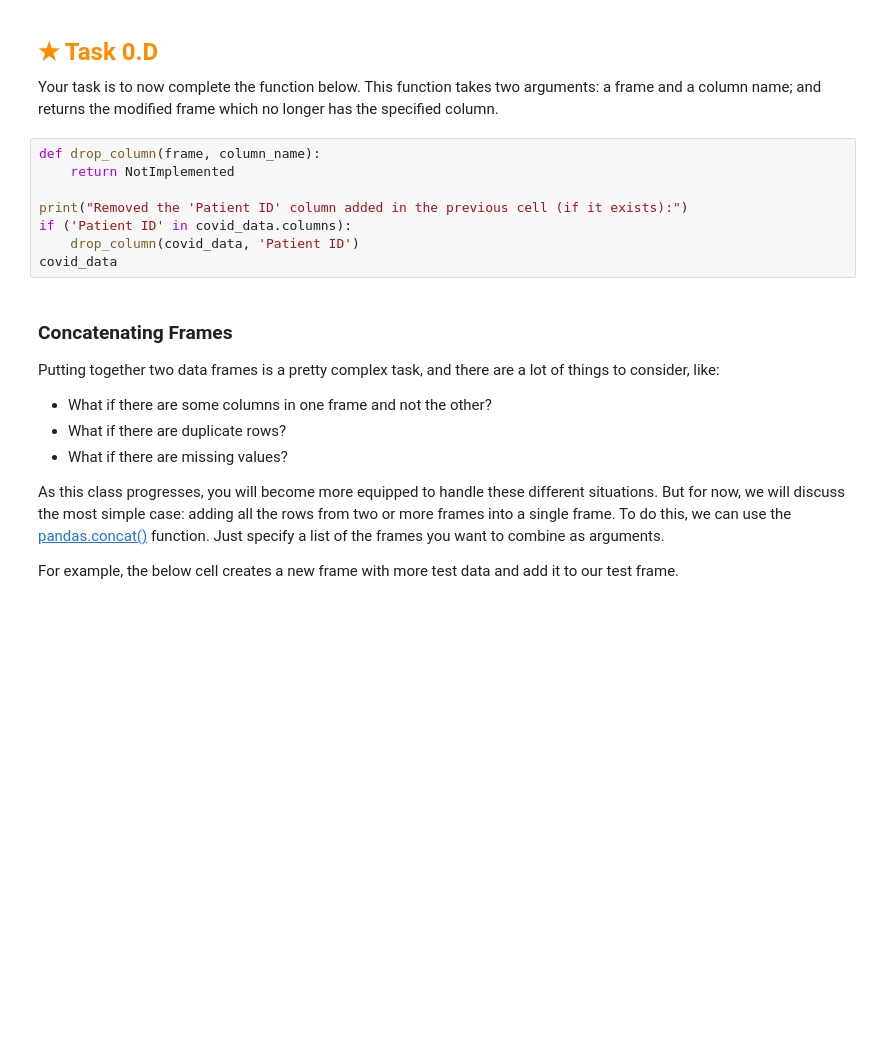
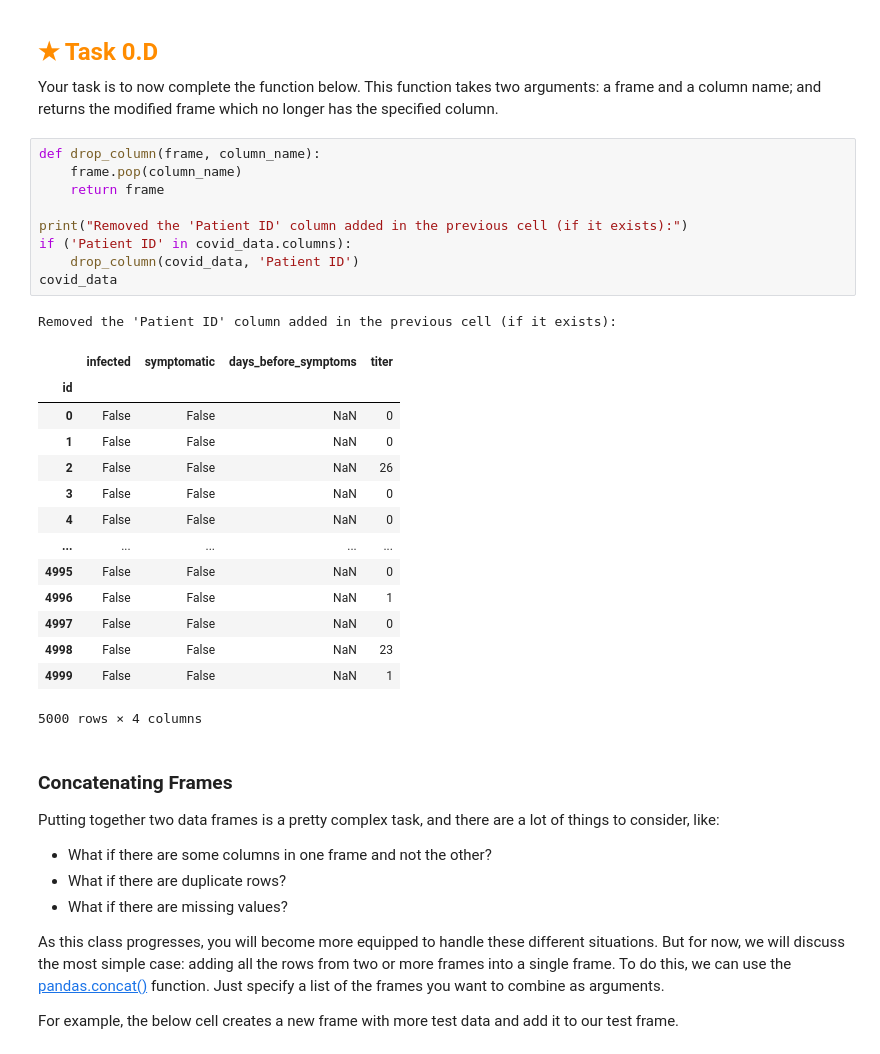
Before and after one commit to kneng-UCSC/HO1, a Jupyter notebook: assignment.ipynb, the cells around one changed output. Cells and saved outputs as stored; diff of their text form; blank space fills up the shorter version.

```diff
--- a/assignment.ipynb
+++ b/assignment.ipynb
@@ -222,12 +361,29 @@ This function takes two arguments: a frame and a column name;
 and returns the modified frame which no longer has the specified column.
 # %%
 def drop_column(frame, column_name):
-    return NotImplemented
+    frame.pop(column_name)
+    return frame
 
 print("Removed the 'Patient ID' column added in the previous cell (if it exists):")
 if ('Patient ID' in covid_data.columns):
     drop_column(covid_data, 'Patient ID')
 covid_data
+# %% [output]
+Removed the 'Patient ID' column added in the previous cell (if it exists):
+|  | infected | symptomatic | days_before_symptoms | titer |
+| id |  |  |  |  |
+| 0 | False | False | NaN | 0 |
+| 1 | False | False | NaN | 0 |
+| 2 | False | False | NaN | 26 |
+| 3 | False | False | NaN | 0 |
+| 4 | False | False | NaN | 0 |
+| ... | ... | ... | ... | ... |
+| 4995 | False | False | NaN | 0 |
+| 4996 | False | False | NaN | 1 |
+| 4997 | False | False | NaN | 0 |
+| 4998 | False | False | NaN | 23 |
+| 4999 | False | False | NaN | 1 |
+5000 rows × 4 columns
 # %% [markdown]
 ### Concatenating Frames
 
```
Also changed, not shown: parts of 21 cells of this notebook.
